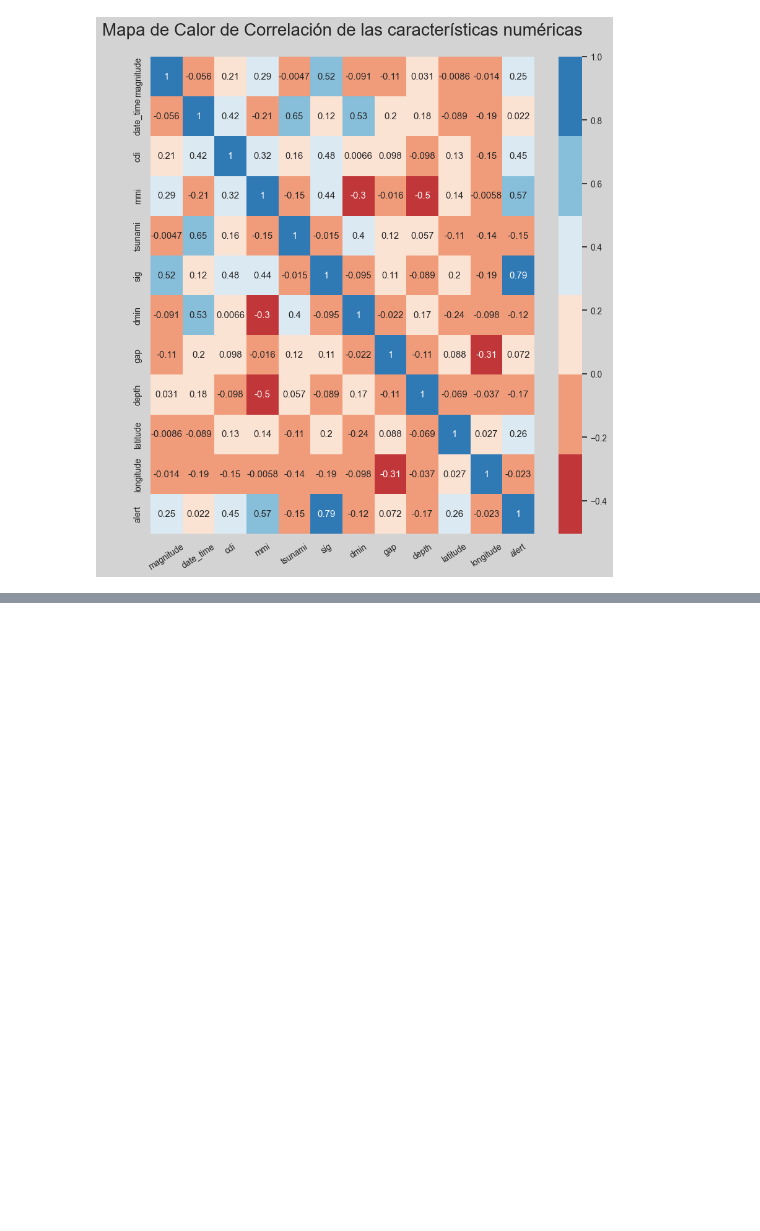
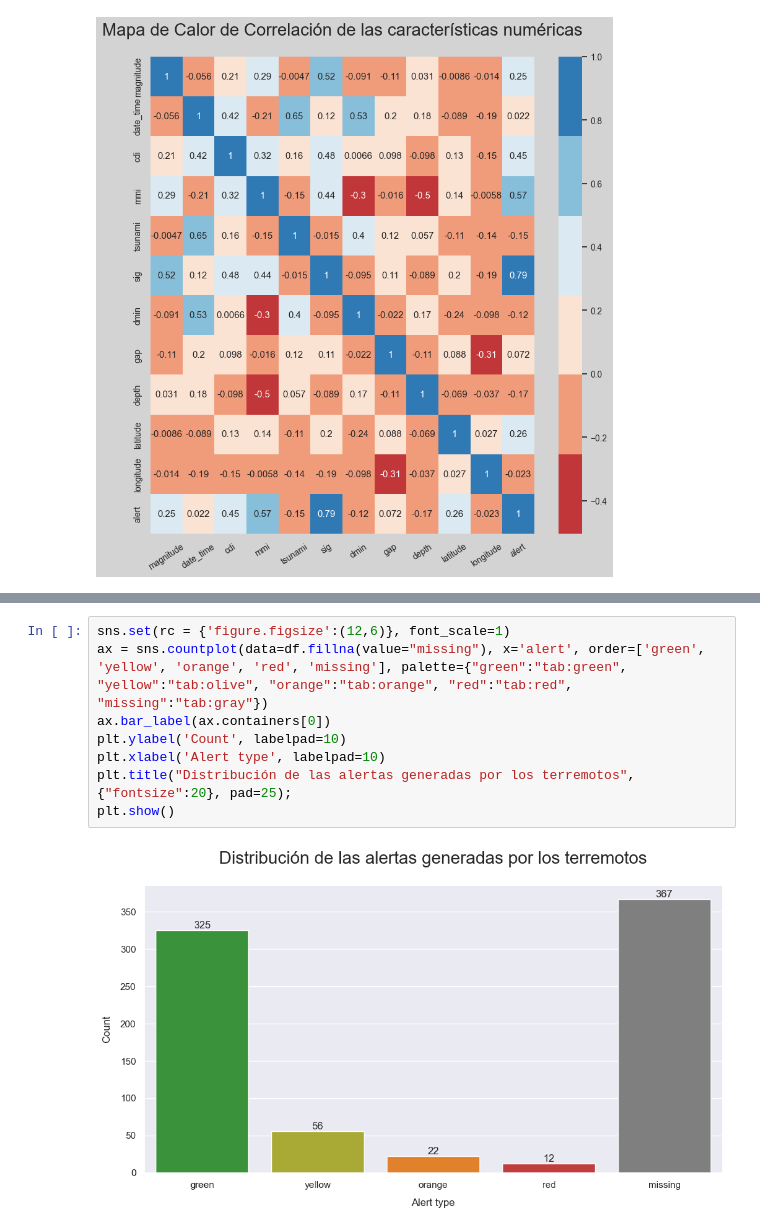
Before and after one commit to Erwin-d3v/Proyecto-2, a Jupyter notebook: Earthquakes.ipynb, the cells around one changed output, grey strips where cells are left out. Saved outputs shown, nothing was run; the diff lists cells and outputs as text; blank space fills up the shorter version.

```diff
--- a/Earthquakes.ipynb
+++ b/Earthquakes.ipynb
@@ -487,0 +522,10 @@ Para el valor objetivo de "Alerta", las características que con una correlació
+# %%
+sns.set(rc = {'figure.figsize':(12,6)}, font_scale=1)
+ax = sns.countplot(data=df.fillna(value="missing"), x='alert', order=['green', 'yellow', 'orange', 'red', 'missing'], palette={"green":"tab:green", "yellow":"tab:olive", "orange":"tab:orange", "red":"tab:red", "missing":"tab:gray"})
+ax.bar_label(ax.containers[0])
+plt.ylabel('Count', labelpad=10)
+plt.xlabel('Alert type', labelpad=10)
+plt.title("Distribución de las alertas generadas por los terremotos", {"fontsize":20}, pad=25);
+plt.show()
+# %% [output]
+[figure, added]
```
Also changed, not shown: parts of 28 cells of this notebook, 1 other file.
